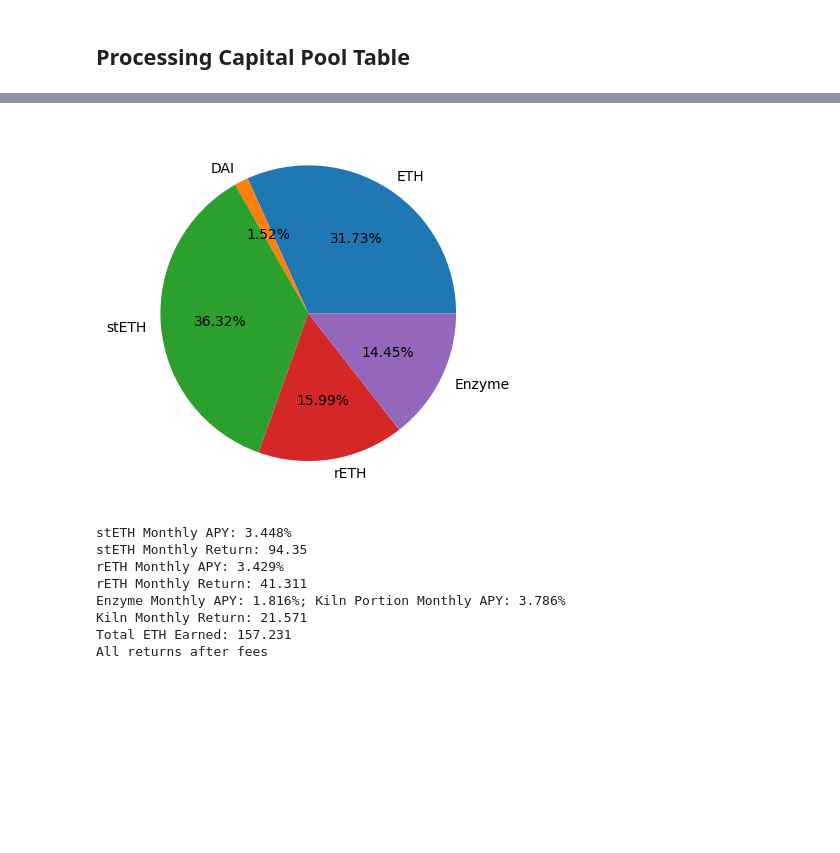
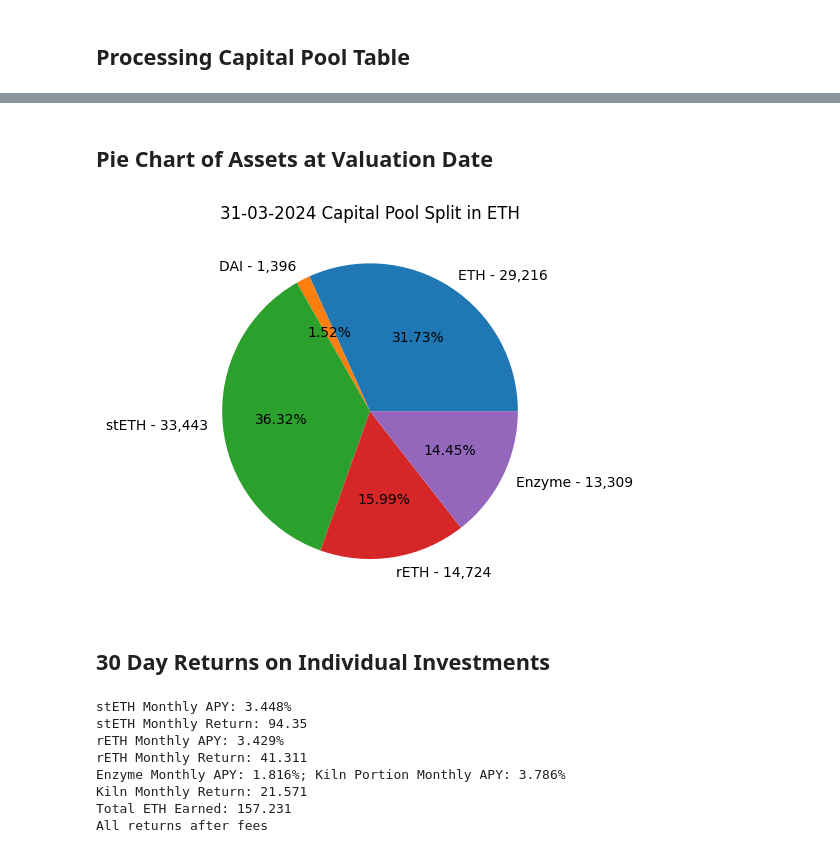
Before and after one commit to rmelbardis/InvestmentMonitoring, a Jupyter notebook: InvestmentMonitoring.ipynb, the cells around one changed output, grey strips where cells are left out. Cells and saved outputs as stored; diff of their text form; code cells hidden in the pictures; blank space fills up the shorter version.

```diff
--- a/InvestmentMonitoring.ipynb
+++ b/InvestmentMonitoring.ipynb
@@ -108,11 +90,23 @@ df_cap
+# %% [markdown]
+## Pie Chart of Assets at Valuation Date
 # %%
 # pie chart of assets
 asset_list = ['ETH', 'DAI', 'stETH', 'rETH', 'Enzyme']
 valn_date_row = df_cap.loc[df_cap['day'] == valn_date][asset_list]
+
+# add formatted ETH values to labels
+labels = []
+for n, i in enumerate(asset_list):
+    formatted_value = '{:,.0f}'.format(valn_date_row.values[0][n])
+    labels.append(f'{i} - {formatted_value}')
+
+# create chart
+plt.pie(valn_date_row.values[0], labels=labels, autopct='%1.2f%%')
+plt.title(f'{valn_date_str} Capital Pool Split in ETH');
+# %% [output]
+[figure, added]
-# %%
-plt.pie(valn_date_row.values[0], labels=asset_list, autopct='%1.2f%%');
-# %% [output]
-[figure, removed]
+# %% [markdown]
+## 30 Day Returns on Individual Investments
 # %%
 # ETH denominated 30-day returns on individual investments
 
```
Also changed, not shown: parts of 23 cells of this notebook.
